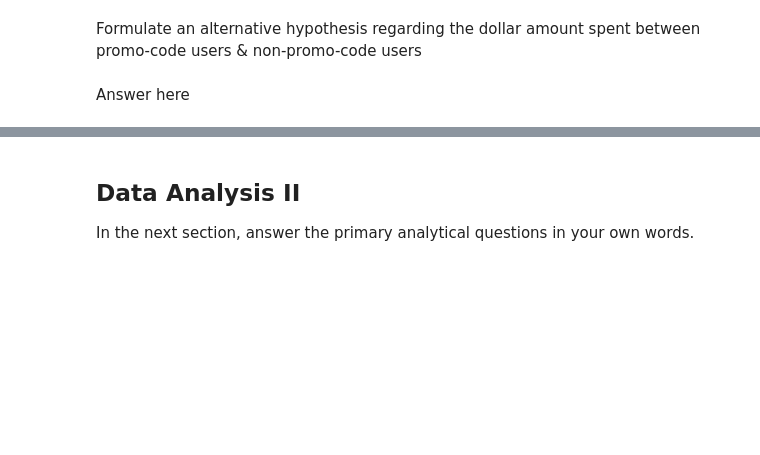
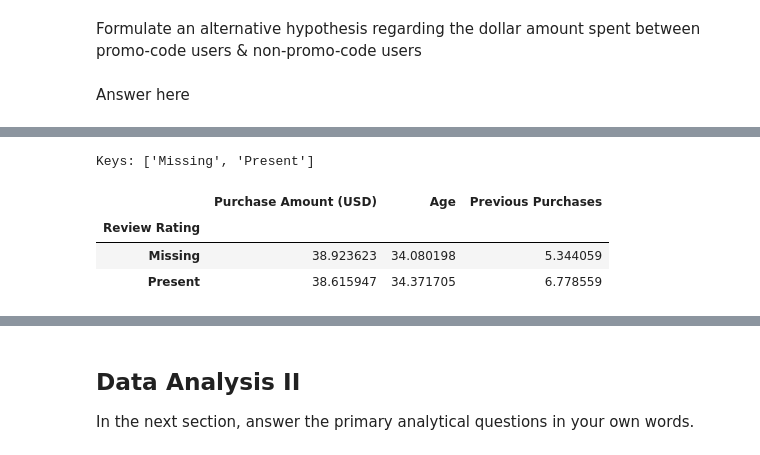
Before and after one commit to adesoyee/shopping-data-lab, a Jupyter notebook: code/03analysis.ipynb, the cells around one changed output, grey strips where cells are left out. Drawn from its saved outputs; the diff is of its cells as text; code cells hidden in the pictures; blank space fills up the shorter version.

```diff
--- a/code/03analysis.ipynb
+++ b/code/03analysis.ipynb
@@ -312,4 +316,8 @@ Answer here
 # Save this grouped dataframe into a new variable named "g_review"
 # Documentation: https://pandas.pydata.org/docs/reference/api/pandas.DataFrame.groupby.html
 
-...
+g_review = df.groupby('Review Rating')
+for group_name, group_data in g_review:
+    print(f"Group: {group_name}")
+    print(group_data.head())  # Print the first few rows of each group
+    print()
@@ -317,14 +343,23 @@ Answer here
 # TODO: Print out the keys of this dataframe for validation. This should output "dict_keys(['Missing', 'Present'])"
 # Documentation: https://pandas.pydata.org/docs/reference/api/pandas.DataFrame.keys.html
 
-...
+keys = list(g_review.groups.keys())
+print(f"Keys: {keys}")
+# %% [output]
+Keys: ['Missing', 'Present']
 # %%
 # TODO: calculate the average of the "Purchase Amount (USD)", "Age", and "Previous Purchases" columns in our grouped dataframe
 # output the values for display
 # Documentation: https://pandas.pydata.org/docs/reference/api/pandas.DataFrame.mean.html
 # Documentation: https://pandas.pydata.org/docs/getting_started/intro_tutorials/03_subset_data.html
 
-...
+average_values = g_review[['Purchase Amount (USD)', 'Age', 'Previous Purchases']].mean()
+average_values
+# %% [output]
+|  | Purchase Amount (USD) | Age | Previous Purchases |
+| Review Rating |  |  |  |
+| Missing | 38.923623 | 34.080198 | 5.344059 |
+| Present | 38.615947 | 34.371705 | 6.778559 |
 # %%
 # TODO: Create a new column called "Prev Purchase Group" on your original dataframe which seperates your dataframe into
 # two groups of shoppers based on their "Previous Purchases" column using the "pd.cut" method.
```
Also changed, not shown: parts of 19 cells of this notebook.
